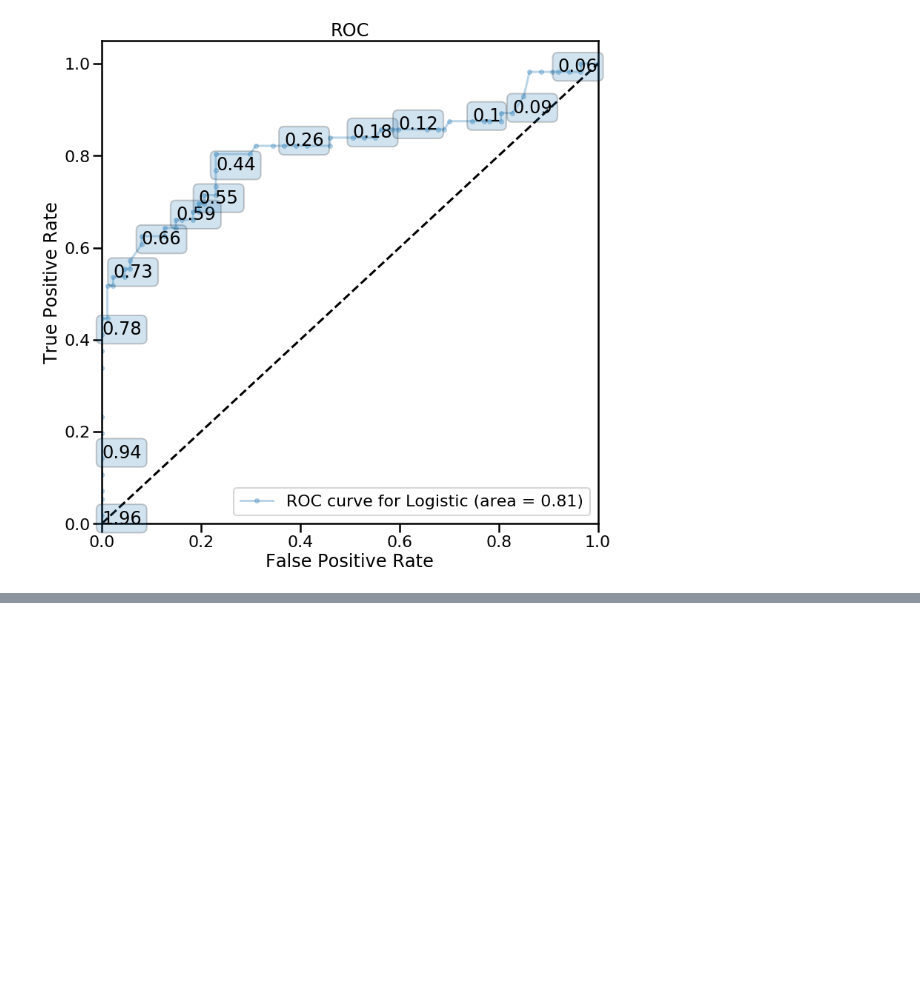
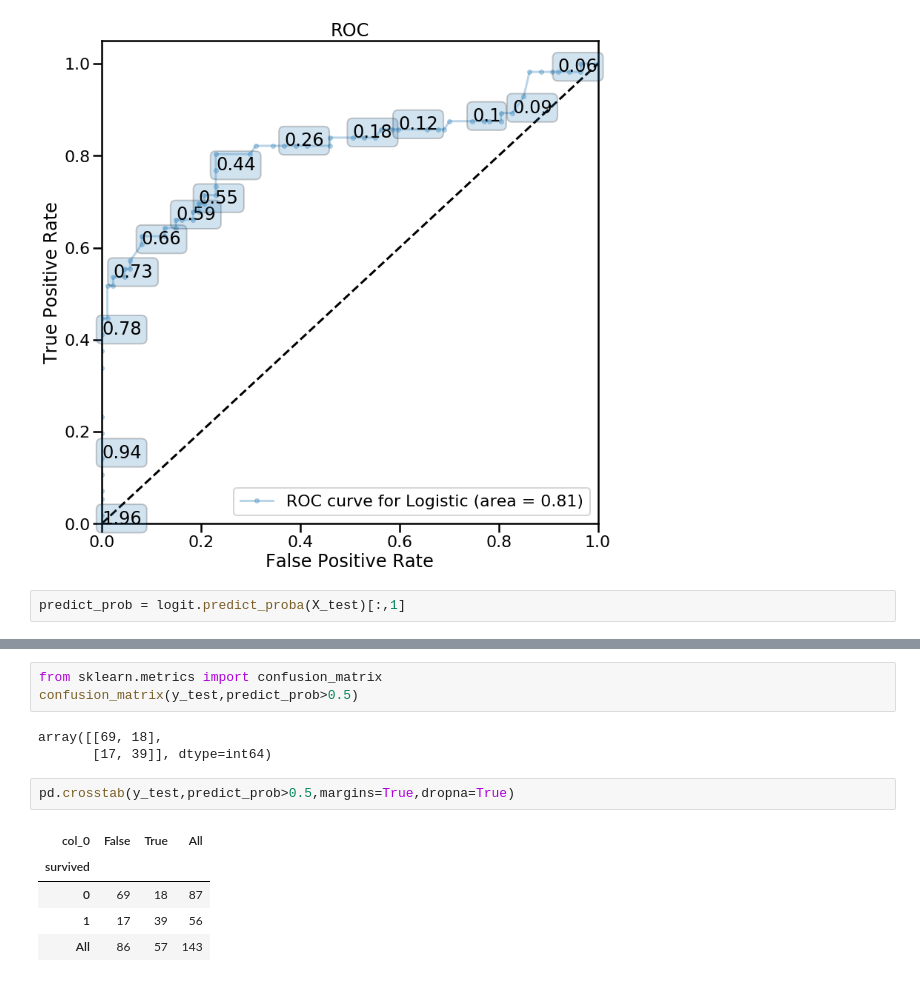
Before and after one commit to mashwinmuthiah/Harvard_CS109, a Jupyter notebook: Section/Section 7-17/classification.ipynb, the cells around one changed output, grey strips where cells are left out. Cells and saved outputs as stored; diff of their text form; blank space fills up the shorter version.

```diff
--- a/Section/Section 7-17/classification.ipynb
+++ b/Section/Section 7-17/classification.ipynb
@@ -131,3 +131,5 @@ make_roc('Logistic',logit,y_test,X_test)
 # %% [output]
 <matplotlib.axes._subplots.AxesSubplot at 0x...>
 [figure]
+# %%
+predict_prob = logit.predict_proba(X_test)[:,1]
@@ -133,0 +148,14 @@ make_roc('Logistic',logit,y_test,X_test)
+# %%
+from sklearn.metrics import confusion_matrix
+confusion_matrix(y_test,predict_prob>0.5)
+# %% [output]
+array([[69, 18],
+       [17, 39]], dtype=int64)
+# %%
+pd.crosstab(y_test,predict_prob>0.5,margins=True,dropna=True)
+# %% [output]
+| col_0 | False | True | All |
+| survived |  |  |  |
+| 0 | 69 | 18 | 87 |
+| 1 | 17 | 39 | 56 |
+| All | 86 | 57 | 143 |
```
Also changed, not shown: parts of 10 cells of this notebook.
